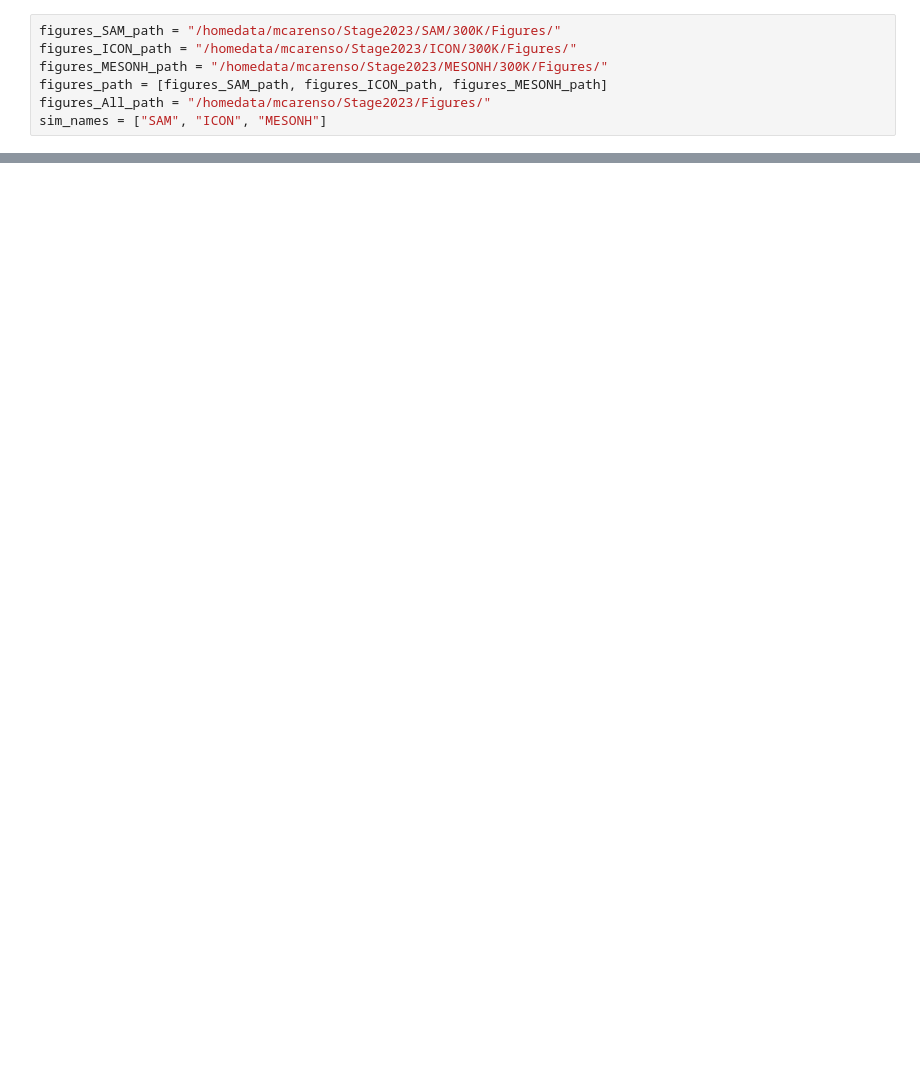
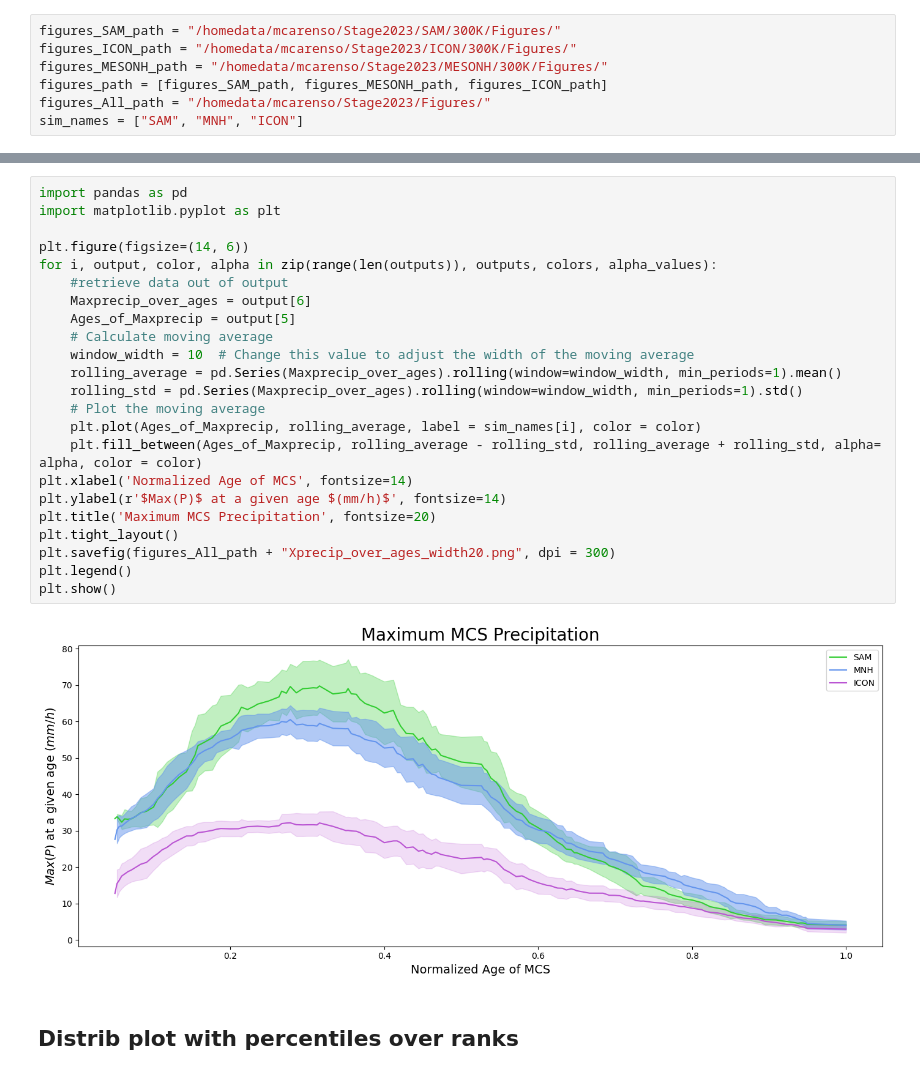
Before and after one commit to bfildier/stage-2023-multiscale-extremes, a Jupyter notebook: scripts/Figures_3simulations.ipynb, the cells around one changed output, grey strips where cells are left out. Drawn from its saved outputs; the diff is of its cells as text; blank space fills up the shorter version.

```diff
--- a/scripts/Figures_3simulations.ipynb
+++ b/scripts/Figures_3simulations.ipynb
@@ -20,9 +16,9 @@ FileNotFoundError: [Errno 2] No such file or directory: '/homedata/mcarenso/Stag
 figures_SAM_path = "/homedata/mcarenso/Stage2023/SAM/300K/Figures/"
 figures_ICON_path = "/homedata/mcarenso/Stage2023/ICON/300K/Figures/"
 figures_MESONH_path = "/homedata/mcarenso/Stage2023/MESONH/300K/Figures/"
-figures_path = [figures_SAM_path, figures_ICON_path, figures_MESONH_path]
+figures_path = [figures_SAM_path, figures_MESONH_path, figures_ICON_path]
 figures_All_path = "/homedata/mcarenso/Stage2023/Figures/"
-sim_names = ["SAM", "ICON", "MESONH"]
+sim_names = ["SAM", "MNH", "ICON"]
 # %%
 distrib_SAM_path = "/homedata/mcarenso/Stage2023/SAM/300K/Distribution_Precip_5decades.pkl"
 distrib_ICON_path = "/homedata/mcarenso/Stage2023/ICON/300K/Distribution_Precip_5decades.pkl"
@@ -84,0 +105,27 @@ plt.show()
+# %%
+import pandas as pd
+import matplotlib.pyplot as plt
+
+plt.figure(figsize=(14, 6))
+for i, output, color, alpha in zip(range(len(outputs)), outputs, colors, alpha_values):
+    #retrieve data out of output
+    Maxprecip_over_ages = output[6]
+    Ages_of_Maxprecip = output[5]
+    # Calculate moving average
+    window_width = 10  # Change this value to adjust the width of the moving average
+    rolling_average = pd.Series(Maxprecip_over_ages).rolling(window=window_width, min_periods=1).mean()
+    rolling_std = pd.Series(Maxprecip_over_ages).rolling(window=window_width, min_periods=1).std()
+    # Plot the moving average
+    plt.plot(Ages_of_Maxprecip, rolling_average, label = sim_names[i], color = color)
+    plt.fill_between(Ages_of_Maxprecip, rolling_average - rolling_std, rolling_average + rolling_std, alpha= alpha, color = color)
+plt.xlabel('Normalized Age of MCS', fontsize=14)
+plt.ylabel(r'$Max(P)$ at a given age $(mm/h)$', fontsize=14)
+plt.title('Maximum MCS Precipitation', fontsize=20)
+plt.tight_layout()
+plt.savefig(figures_All_path + "Xprecip_over_ages_width20.png", dpi = 300)
+plt.legend()
+plt.show()
+# %% [output]
+[figure, added]
+# %% [markdown]
+## Distrib plot with percentiles over ranks
```
Also changed, not shown: parts of 11 cells of this notebook, 8 other files.
